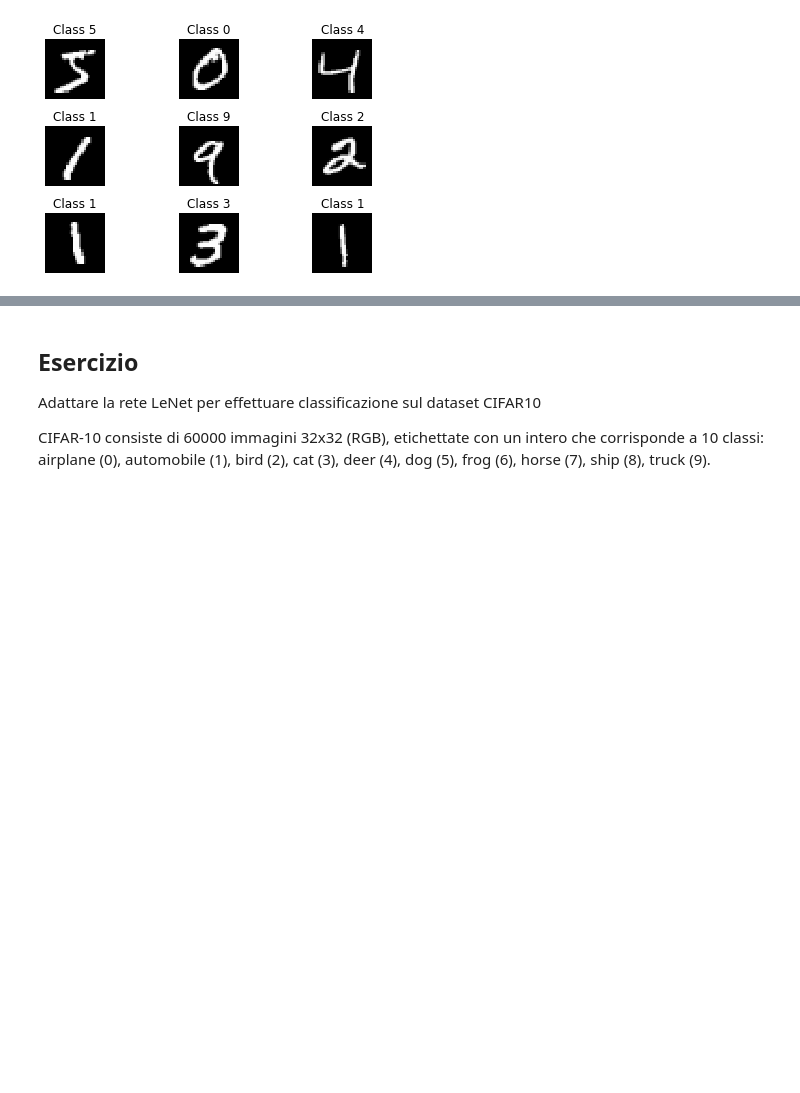
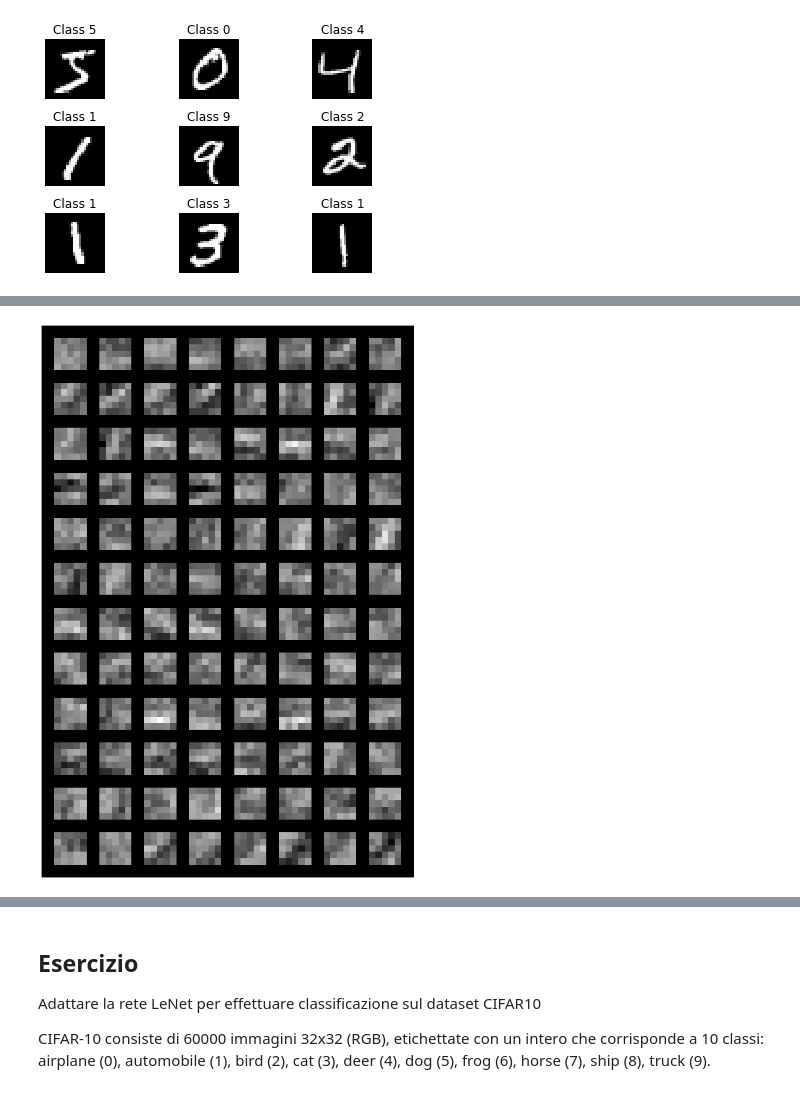
Before and after one commit to gmanco/cv_notebooks, a Jupyter notebook: 6.Neural_networks.ipynb, the cells around one changed output, grey strips where cells are left out. Saved outputs shown, nothing was run; the diff lists cells and outputs as text; code cells hidden in the pictures; blank space fills up the shorter version.

```diff
--- a/6.Neural_networks.ipynb
+++ b/6.Neural_networks.ipynb
@@ -555,0 +542,18 @@ plt.show()
+# %%
+plt.figure(figsize=(20,20))
+
+kernels = lenet_model.features[3].weight
+
+kernels = kernels.view(kernels.shape[0]*kernels.shape[1],1,kernels.shape[2],kernels.shape[3])
+
+img = make_grid(kernels,normalize=True)
+
+img = img.permute(1, 2, 0).detach().numpy()
+
+
+plt.imshow(img, interpolation='none',cmap=cm.hot)
+plt.axis('off')
+
+plt.show()
+# %% [output]
+[figure, added]
```
Also changed, not shown: parts of 15 cells of this notebook, 1 other file.
